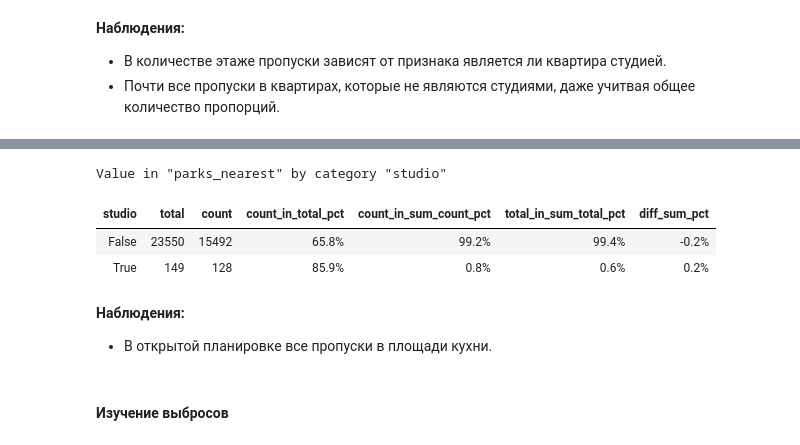
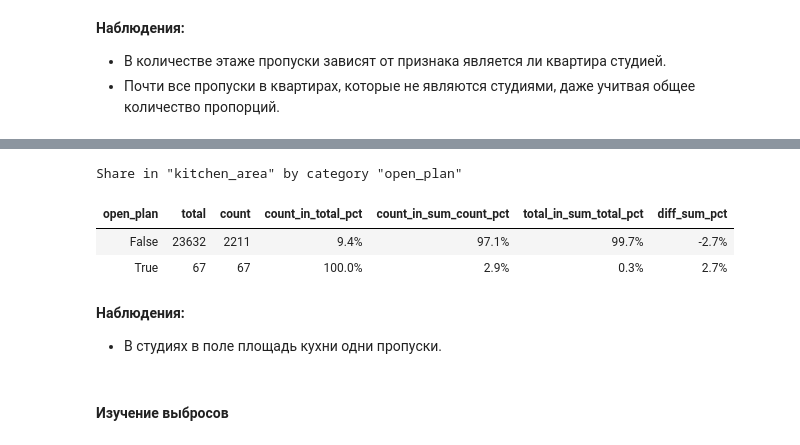
Before and after one commit to PAGriAnalytics/pagri-projects, a Jupyter notebook: quarto/projects/housing-ads-investigation/housing_ads_investigation.ipynb, the cells around one changed output, grey strips where cells are left out. Saved outputs shown, nothing was run; the diff lists cells and outputs as text; code cells hidden in the pictures.

```diff
--- a/quarto/projects/housing-ads-investigation/housing_ads_investigation.ipynb
+++ b/quarto/projects/housing-ads-investigation/housing_ads_investigation.ipynb
@@ -630,13 +478,13 @@ next(gen);next(gen);next(gen);next(gen);next(gen);next(gen);next(gen);next(gen);
-# %%
-next(gen)
-# %% [output]
-Value in "parks_nearest" by category "studio"
-| studio | total | count | count_in_total_pct | count_in_sum_count_pct | total_in_sum_total_pct | diff_sum_pct |
-| False | 23550 | 15492 | 65.8% | 99.2% | 99.4% | -0.2% |
-| True | 149 | 128 | 85.9% | 0.8% | 0.6% | 0.2% |
-# %% [markdown]
-**Наблюдения:**
-- В открытой планировке все пропуски в площади кухни.
+# %%
+pagri_data_tools.analyze_anomaly_by_category(df, series_missed, "by_category", "kitchen_area", "open_plan")
+# %% [output]
+Share in "kitchen_area" by category "open_plan"
+| open_plan | total | count | count_in_total_pct | count_in_sum_count_pct | total_in_sum_total_pct | diff_sum_pct |
+| False | 23632 | 2211 | 9.4% | 97.1% | 99.7% | -2.7% |
+| True | 67 | 67 | 100.0% | 2.9% | 0.3% | 2.7% |
+# %% [markdown]
+**Наблюдения:**
+- В студиях в поле площадь кухни одни пропуски.
 # %% [markdown]
 #### Изучение выбросов
 # %% [markdown]
```
Also changed, not shown: parts of 28 cells of this notebook.
